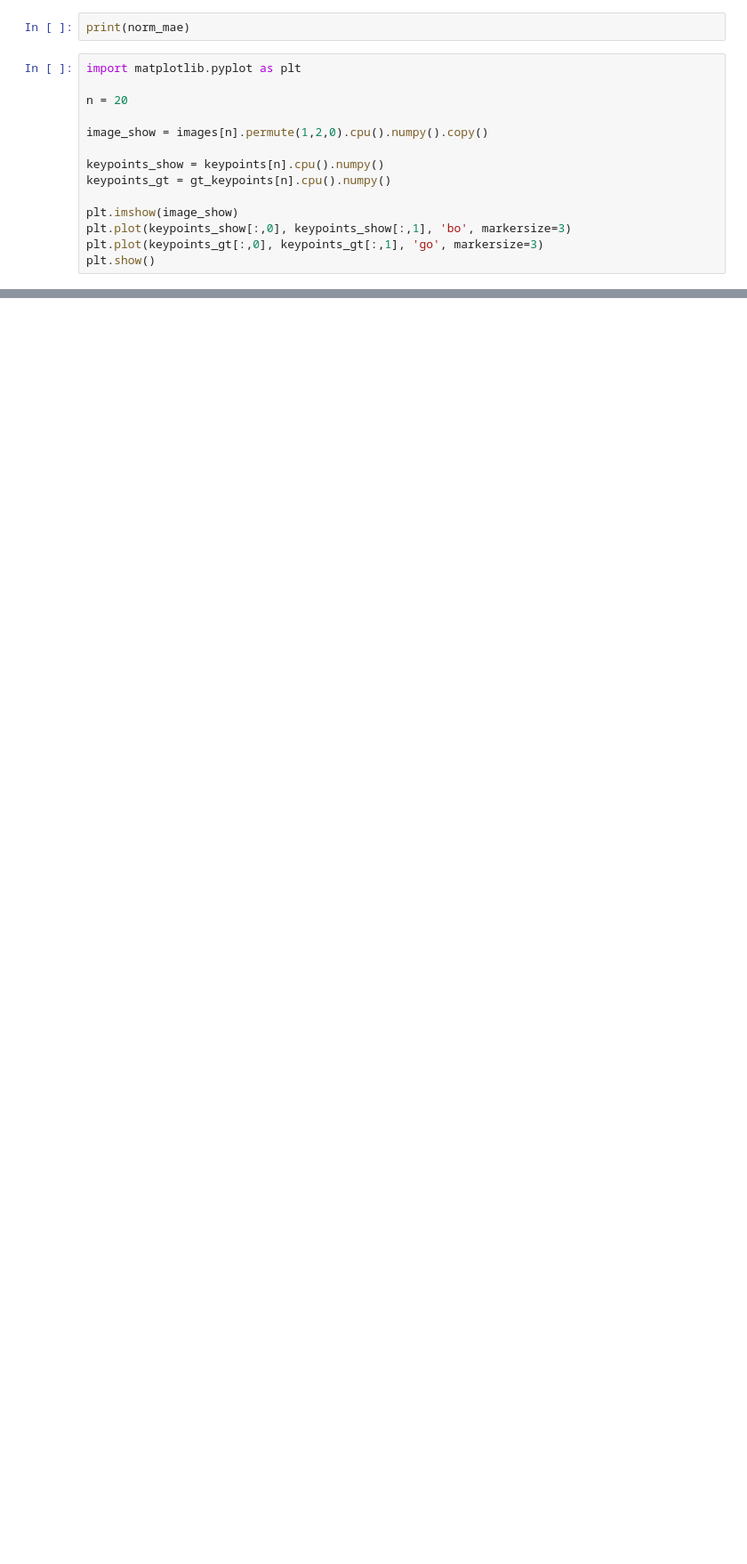
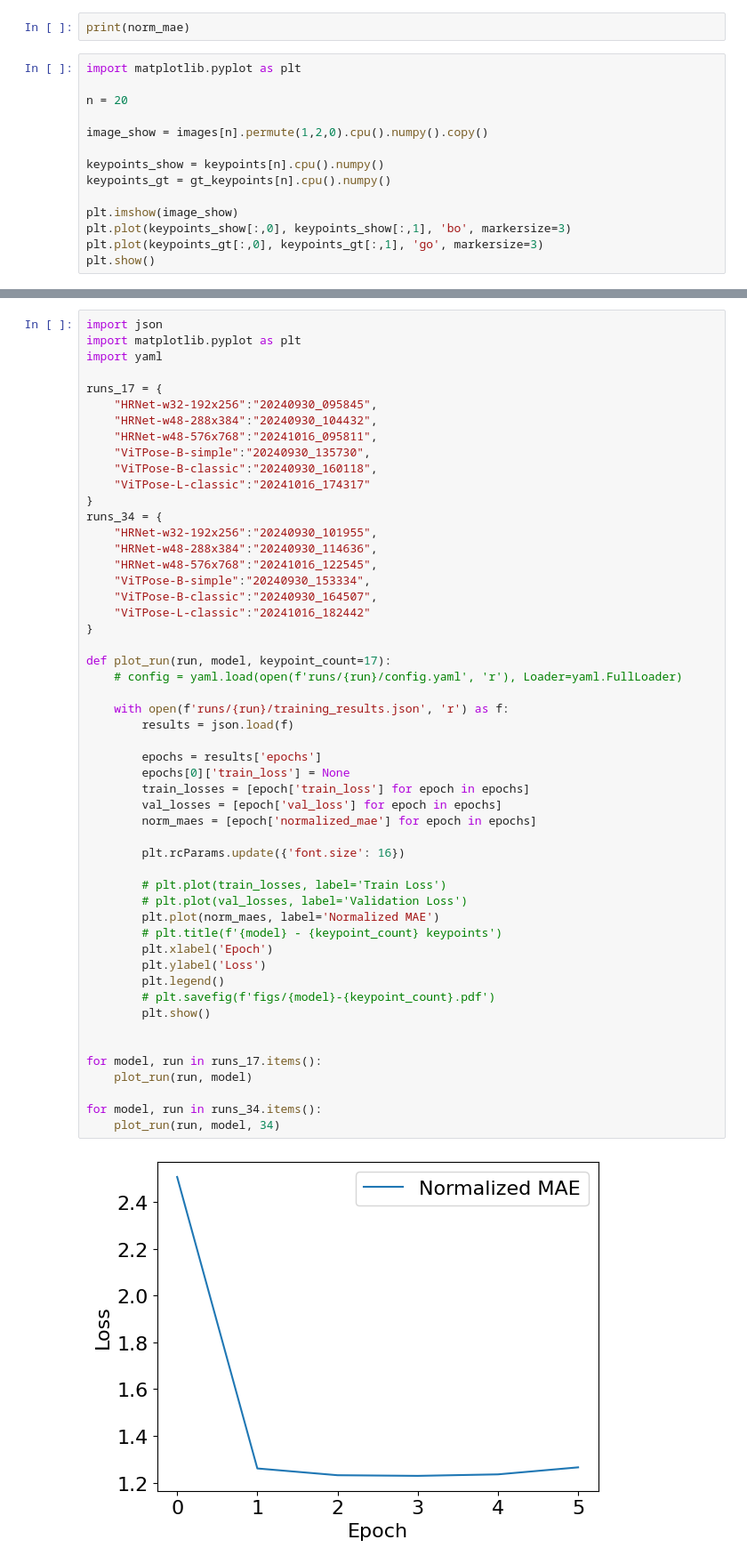
Before and after one commit to Rynhardf/research-project-2024, a Jupyter notebook: main.ipynb, the cells around one changed output, grey strips where cells are left out. Shown at 89% size. Drawn from its saved outputs; the diff is of its cells as text; blank space fills up the shorter version.

Commit message:
try to train better model

```diff
--- a/main.ipynb
+++ b/main.ipynb
@@ -304,0 +316,54 @@ Average inference time: 105.18145561218262 ms
+# %%
+import json
+import matplotlib.pyplot as plt
+import yaml
+
+runs_17 = {
+    "HRNet-w32-192x256":"20240930_095845",
+    "HRNet-w48-288x384":"20240930_104432",
+    "HRNet-w48-576x768":"20241016_095811",
+    "ViTPose-B-simple":"20240930_135730",
+    "ViTPose-B-classic":"20240930_160118",
+    "ViTPose-L-classic":"20241016_174317"
+}
+runs_34 = {
+    "HRNet-w32-192x256":"20240930_101955",
+    "HRNet-w48-288x384":"20240930_114636",
+    "HRNet-w48-576x768":"20241016_122545",
+    "ViTPose-B-simple":"20240930_153334",
+    "ViTPose-B-classic":"20240930_164507",
+    "ViTPose-L-classic":"20241016_182442"
+}
+
+def plot_run(run, model, keypoint_count=17):
+    # config = yaml.load(open(f'runs/{run}/config.yaml', 'r'), Loader=yaml.FullLoader)
+
+    with open(f'runs/{run}/training_results.json', 'r') as f:
+        results = json.load(f)
+
+        epochs = results['epochs']
+        epochs[0]['train_loss'] = None
+        train_losses = [epoch['train_loss'] for epoch in epochs]
+        val_losses = [epoch['val_loss'] for epoch in epochs]
+        norm_maes = [epoch['normalized_mae'] for epoch in epochs]
+
+        plt.rcParams.update({'font.size': 16})
+
+        # plt.plot(train_losses, label='Train Loss')
+        # plt.plot(val_losses, label='Validation Loss')
+        plt.plot(norm_maes, label='Normalized MAE')
+        # plt.title(f'{model} - {keypoint_count} keypoints')
+        plt.xlabel('Epoch')
+        plt.ylabel('Loss')
+        plt.legend()
+        # plt.savefig(f'figs/{model}-{keypoint_count}.pdf')
+        plt.show()
+
+
+for model, run in runs_17.items():
+    plot_run(run, model)
+
+for model, run in runs_34.items():
+    plot_run(run, model, 34)
+# %% [output]
+[figure, added]
```
Also changed, not shown: parts of 5 cells of this notebook, 7 other files.
